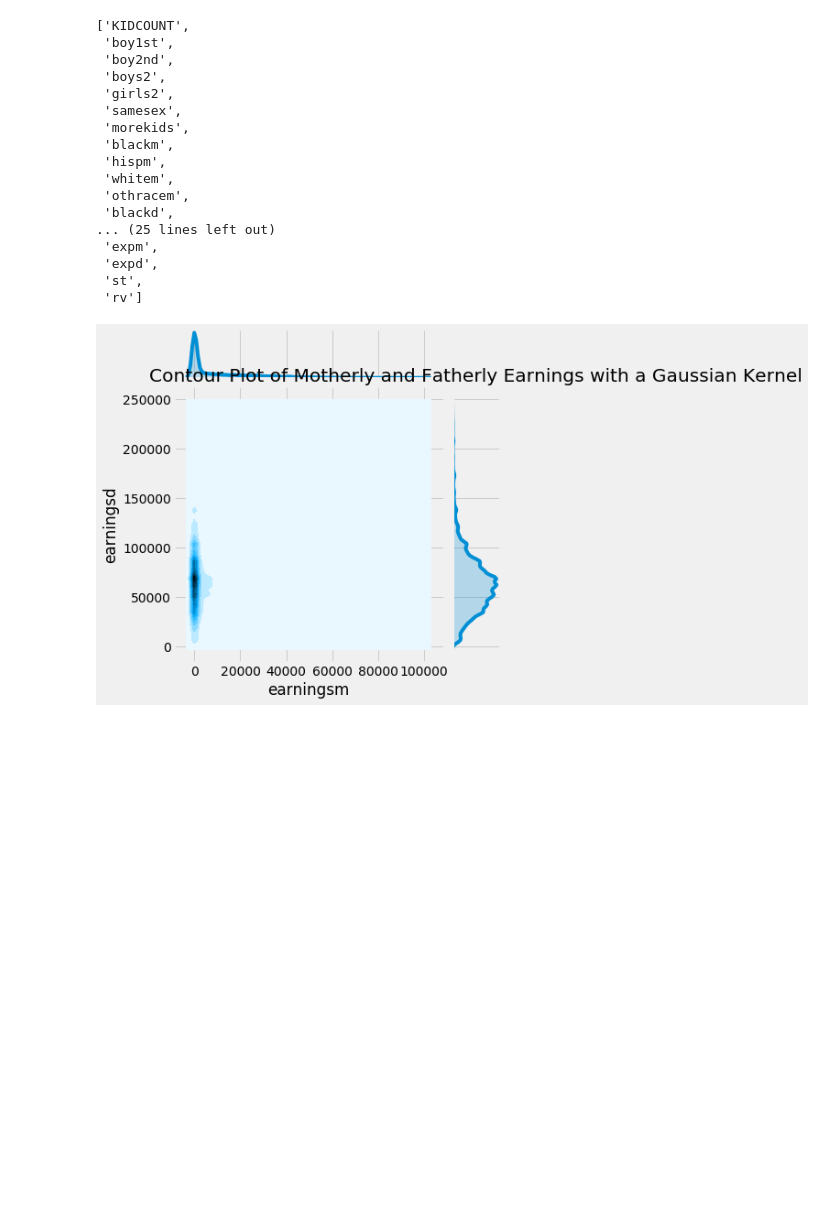
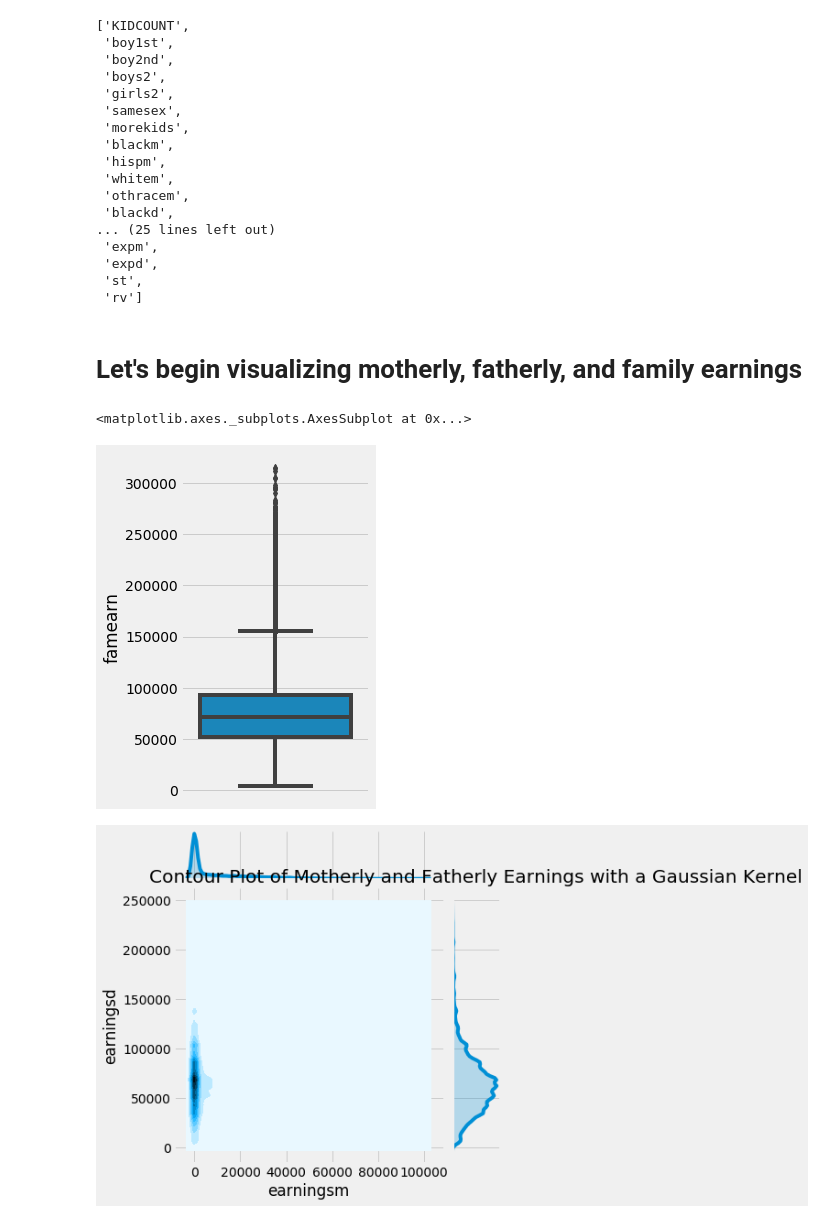
Before and after one commit to WinsonTruong/3rdson, a Jupyter notebook: notebooks/eda.ipynb, the cells around one changed output. Cells and saved outputs as stored; diff of their text form; code cells hidden in the pictures; blank space fills up the shorter version.

```diff
--- a/notebooks/eda.ipynb
+++ b/notebooks/eda.ipynb
@@ -55,5 +55,13 @@ sample.columns.to_list()
  'expd',
  'st',
  'rv']
+# %% [markdown]
+# Let's begin visualizing motherly, fatherly, and family earnings
+# %%
+plt.figure(figsize = (3, 6))
+sns.boxplot(sample['famearn'], orient = 'v')
+# %% [output]
+<matplotlib.axes._subplots.AxesSubplot at 0x...>
+[figure, added]
 # %%
 sns.jointplot(data = sample, x = 'earningsm', y = 'earningsd', kind = 'kde')
```
Also changed, not shown: parts of 15 cells of this notebook.
